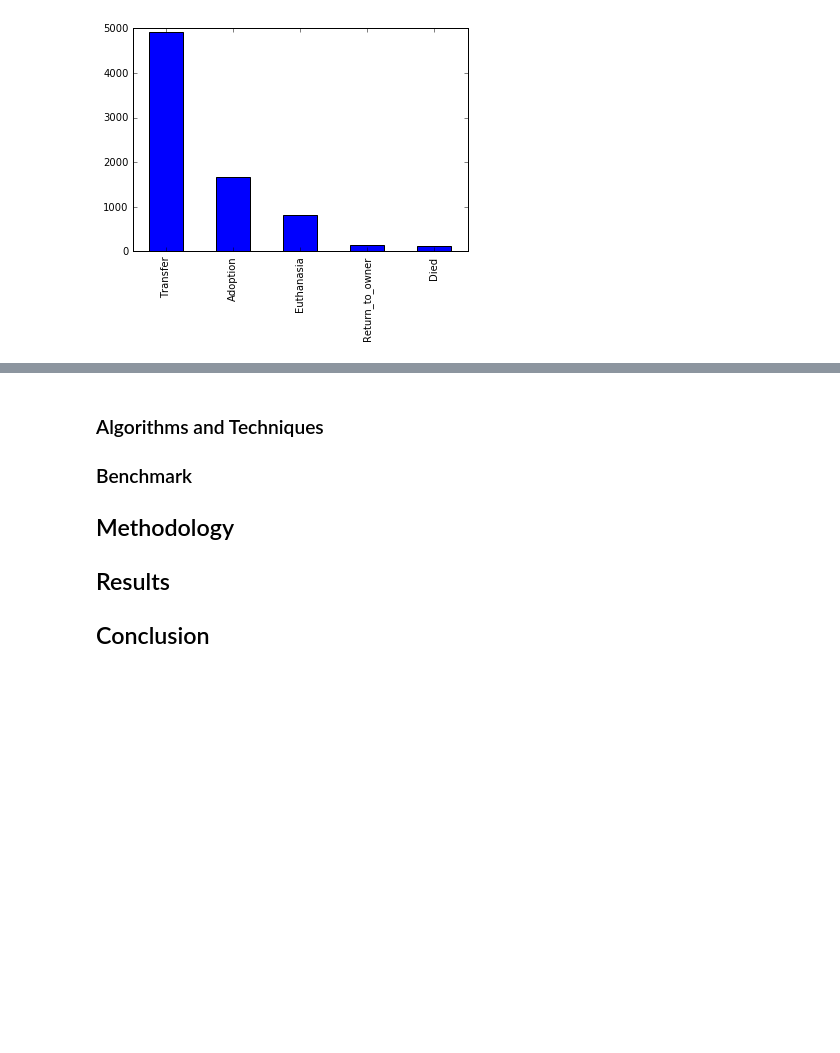
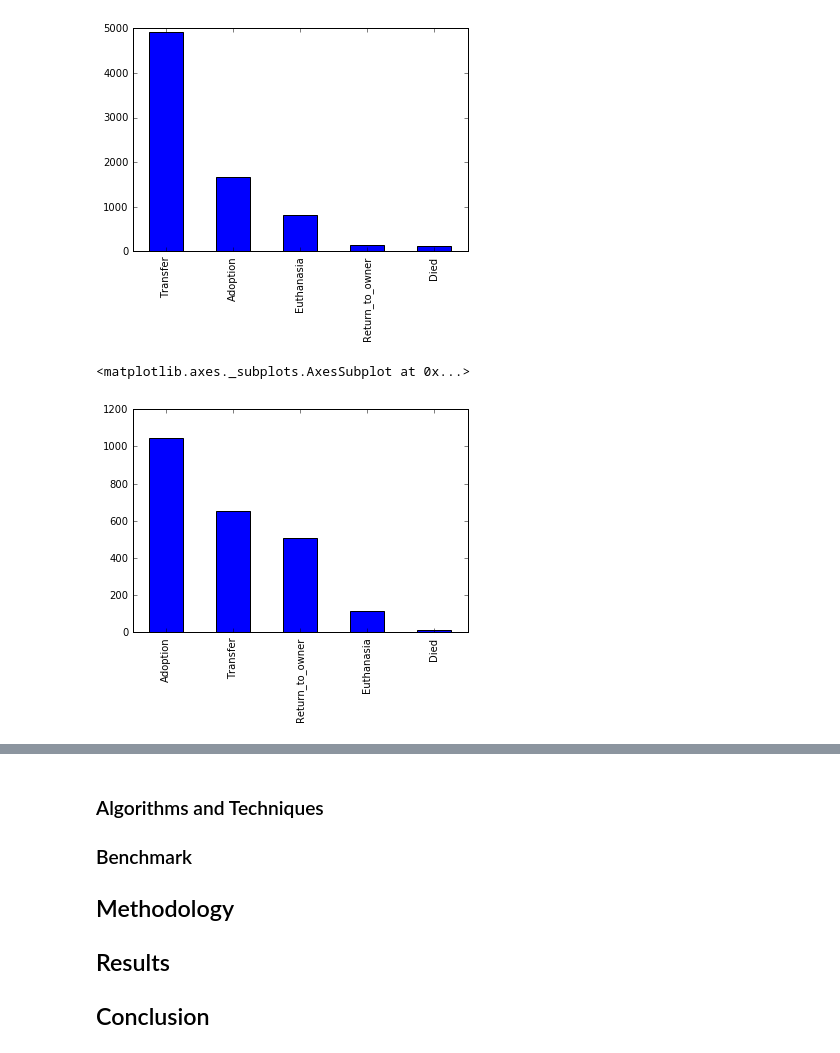
Before and after one commit to dippindots/kaggle-shelter-animal-outcomes, a Jupyter notebook: src/report.ipynb, the cells around one changed output, grey strips where cells are left out. Cells and saved outputs as stored; diff of their text form; code cells hidden in the pictures; blank space fills up the shorter version.

Commit message:
Adding month feature.

```diff
--- a/src/report.ipynb
+++ b/src/report.ipynb
@@ -25,7 +25,7 @@ As described on Kaggle:
 %matplotlib inline
 import pandas as pd
 
-data = pd.read_csv('../data/train.csv')
+data = pd.read_csv('../data/train.csv', parse_dates=['DateTime'])
 data.head()
 # %% [output]
 |  | AnimalID | Name | DateTime | OutcomeType | OutcomeSubtype | AnimalType | SexuponOutcome | AgeuponOutcome | ... |
@@ -87,3 +87,11 @@ un_named['OutcomeType'].value_counts().plot(kind='bar')
 # %% [output]
 <matplotlib.axes._subplots.AxesSubplot at 0x...>
 [figure]
+# %%
+from util import get_month
+data['Month'] = data['DateTime'].apply(get_month)
+jan = data[data['Month'] == 1]
+jan['OutcomeType'].value_counts().plot(kind='bar')
+# %% [output]
+<matplotlib.axes._subplots.AxesSubplot at 0x...>
+[figure, added]
```
Also changed, not shown: parts of 1 cell of this notebook, 2 other files.
